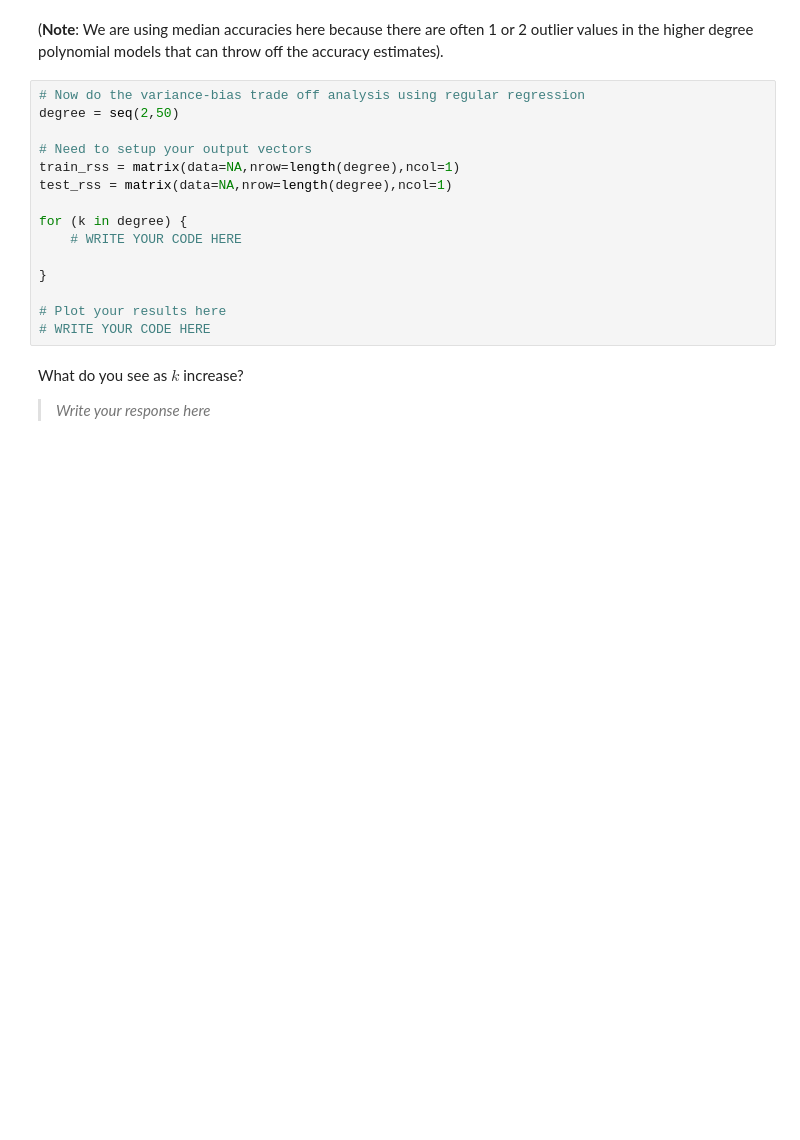
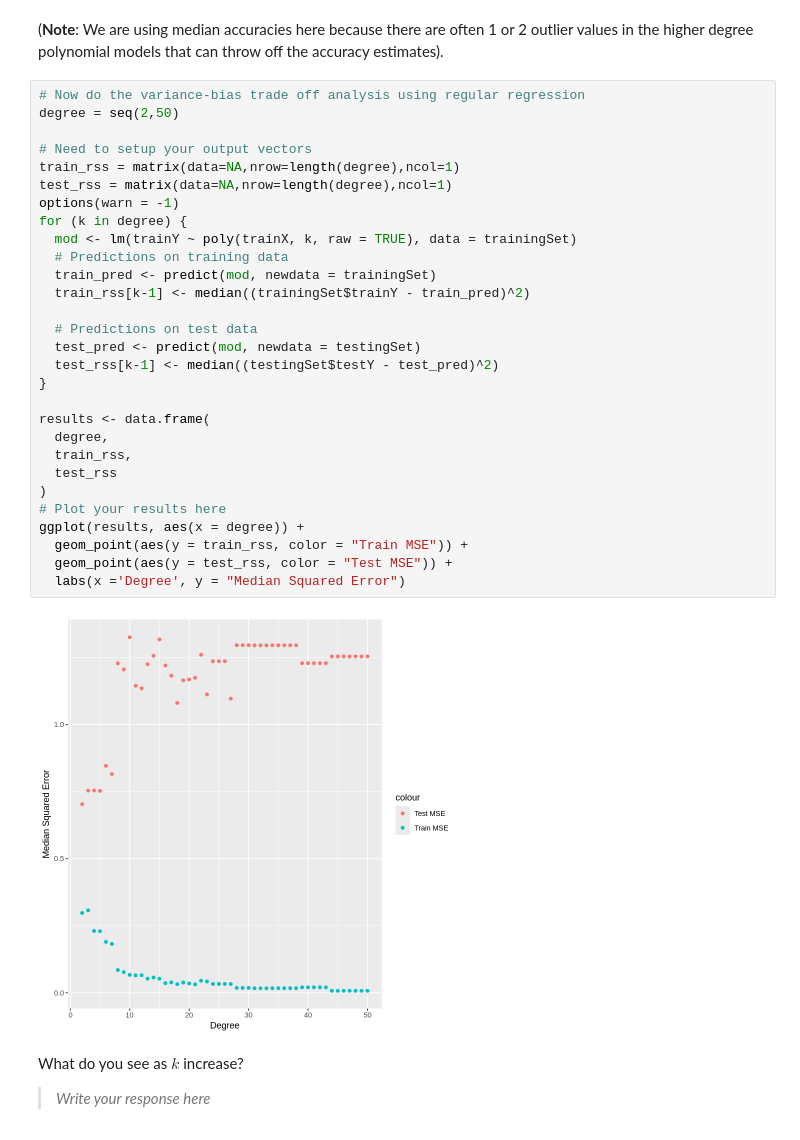
Before and after one commit to jialinli-21/Li_DSPN_S25, a Jupyter notebook: Exercise17.ipynb, the cells around one changed output. Drawn from its saved outputs; the diff is of its cells as text; blank space fills up the shorter version.

```diff
--- a/Exercise17.ipynb
+++ b/Exercise17.ipynb
@@ -77,18 +121,34 @@ Visualize your results by plotting the *median* squared error for the training d
 # %%
 # Now do the variance-bias trade off analysis using regular regression
 degree = seq(2,50)
 
 # Need to setup your output vectors
 train_rss = matrix(data=NA,nrow=length(degree),ncol=1)
 test_rss = matrix(data=NA,nrow=length(degree),ncol=1)
+options(warn = -1)
+for (k in degree) {
+  mod <- lm(trainY ~ poly(trainX, k, raw = TRUE), data = trainingSet)
+  # Predictions on training data
+  train_pred <- predict(mod, newdata = trainingSet)
+  train_rss[k-1] <- median((trainingSet$trainY - train_pred)^2)
 
-for (k in degree) {
-    # WRITE YOUR CODE HERE
-
+  # Predictions on test data
+  test_pred <- predict(mod, newdata = testingSet)
+  test_rss[k-1] <- median((testingSet$testY - test_pred)^2)
 }
 
+results <- data.frame(
+  degree,
+  train_rss,
+  test_rss
+)
 # Plot your results here
-# WRITE YOUR CODE HERE
+ggplot(results, aes(x = degree)) +
+  geom_point(aes(y = train_rss, color = "Train MSE")) +
+  geom_point(aes(y = test_rss, color = "Test MSE")) +
+  labs(x ='Degree', y = "Median Squared Error")
+# %% [output]
+[figure, added]
 # %% [markdown]
 What do you see as $k$ increase?
 
```
Also changed, not shown: parts of 14 cells of this notebook.
